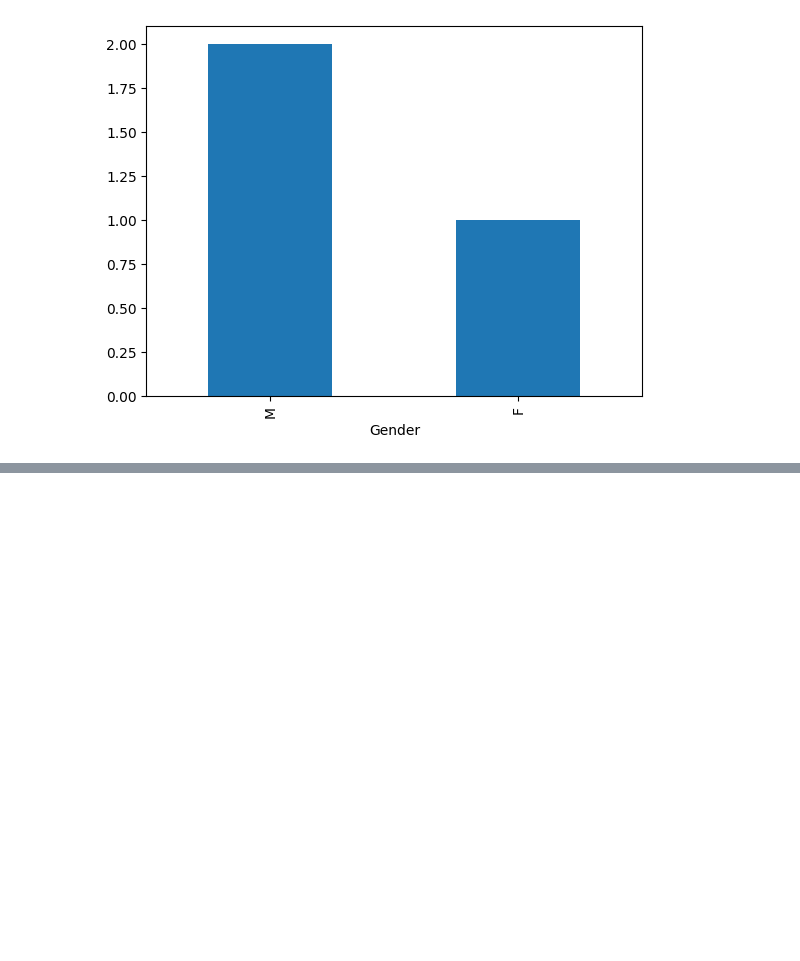
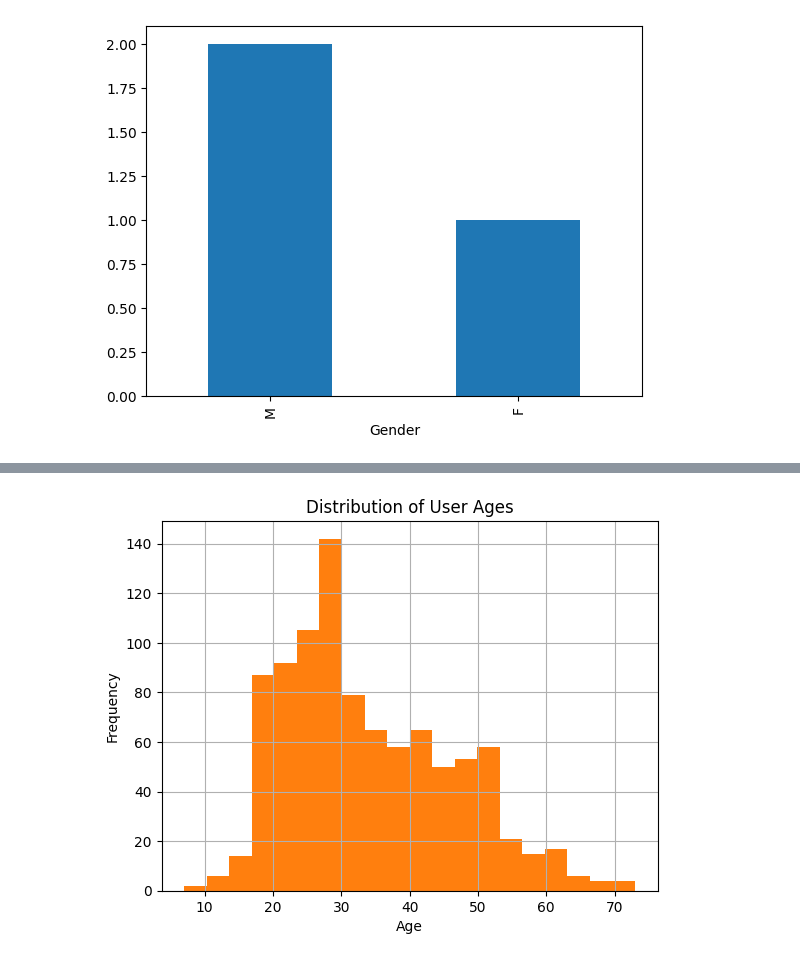
Before and after one commit to Faizaaminu/ML_Assessment, a Jupyter notebook: Pandas/pandas.ipynb, the cells around one changed output, grey strips where cells are left out. Saved outputs shown, nothing was run; the diff lists cells and outputs as text; code cells hidden in the pictures; blank space fills up the shorter version.

```diff
--- a/Pandas/pandas.ipynb
+++ b/Pandas/pandas.ipynb
@@ -314,0 +195,2 @@ plt.show()
+# %%
+users=pd.read_csv("https://raw.githubusercontent.com/justmarkham/DAT8/master/data/u.user", sep='|', index_col='user_id')
@@ -314,0 +349,8 @@ plt.show()
+# %%
+plot=users.age.hist(bins=20)
+plt.title("Distribution of User Ages")
+plt.xlabel('Age')
+plt.ylabel('Frequency')
+plt.show()
+# %% [output]
+[figure, added]
```
Also changed, not shown: parts of 32 cells of this notebook, 2 other files.
